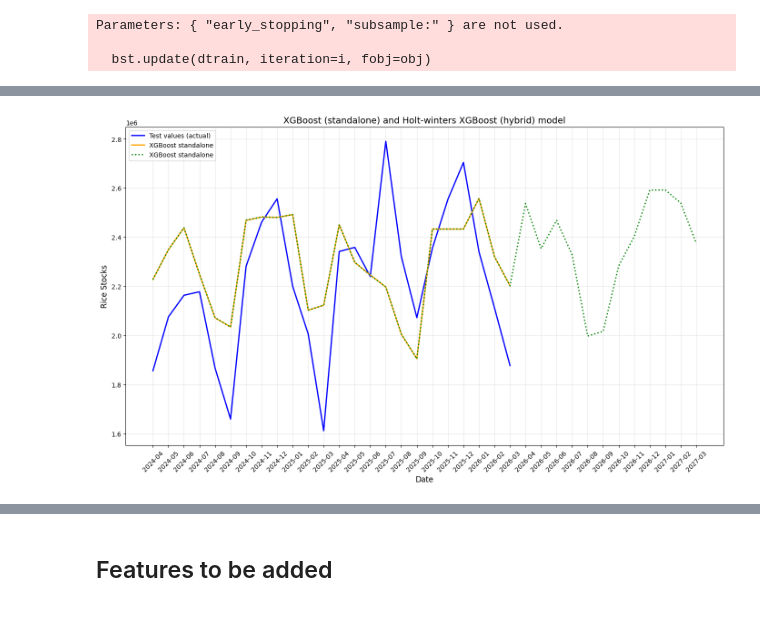
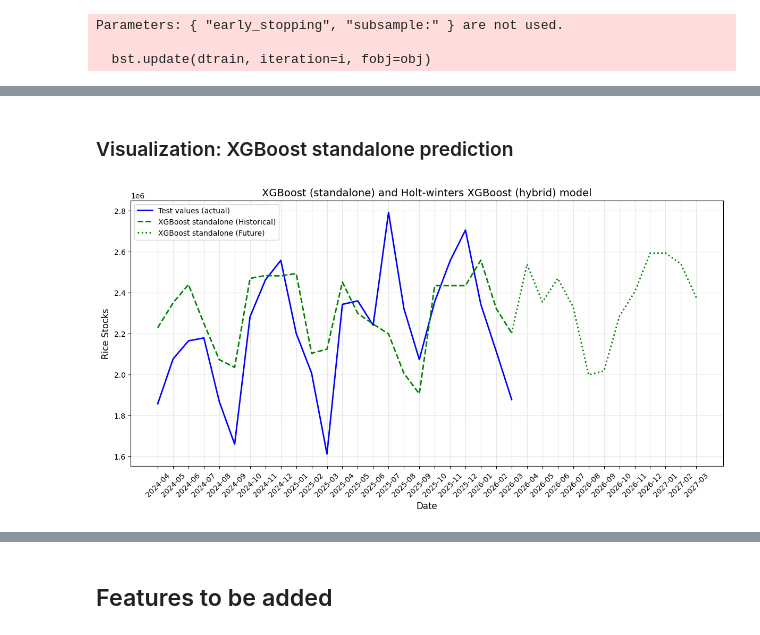
Before and after one commit to emmanresu/Thesis-Keras, a Jupyter notebook: rice_stocks.ipynb, the cells around one changed output, grey strips where cells are left out. Saved outputs shown, nothing was run; the diff lists cells and outputs as text; code cells hidden in the pictures.

Commit message:
added feature and visualization to predict future rice stock inventories

```diff
--- a/rice_stocks.ipynb
+++ b/rice_stocks.ipynb
@@ -1450,5 +1477,12 @@ xgb_model = best_xgb_model.predict(xgb_test_data[-24:])
 # %%
 remaining_features = remaining_features.drop(columns=['stock_total'])
 remaining_features = add_lean_months(remaining_features)
+# %%
+# remaining_features['date'] = remaining_features.index.astype(str)
+future_pred = pd.concat([total_stock.iloc[-holdout_size:], remaining_features], axis=0)
+future_pred['date'] = future_pred.index.astype(str)
+# %%
+future_pred = add_lean_months(future_pred)
 # %%
-xgb_future = best_xgb_model.predict(fut.drop(columns=['date']))
+xgb_future = best_xgb_model.predict(future_pred.drop(columns=['date', 'stock_total']).iloc[-12:])
+xgb_future
@@ -1478,4 +1492,0 @@ fut
-# %%
-remaining_features['date'] = remaining_features.index.astype(str)
-future_pred = pd.concat([data, remaining_features], axis=0)
-future_pred
@@ -1497,36 +1493,52 @@ future_pred
+# %% [markdown]
+### Visualization: XGBoost standalone prediction
 # %%
-# 1. Formatting the date range for the legend
-# start_date = data['date'].iloc[-holdout_size:].min()
-# end_date = data['date'].iloc[-holdout_size:].max()
+import pandas as pd
+
 start_date = total_stock.index[-holdout_size:].min()
-end_date = future_pred.max()
+end_date = future_pred.index.max()
 date_range_str = f"({start_date} to {end_date})"
 
+# ==========================================================
+# 1. BRIDGE THE GAP (Connecting Orange to Green)
+# ==========================================================
+# Get the exact handoff date (last date of the historical/test set)
+handoff_date = data['date'].iloc[-1]
+
+# Extract the last predicted value from the historical XGBoost model (Orange line's end)
+last_xgb_pred = xgb_model.iloc[-1] if hasattr(xgb_model, 'iloc') else xgb_model[-1]
+
+# Prepend that handoff point to your future data arrays
+future_dates_connected = pd.concat([pd.Series([handoff_date]), future_pred['date'].iloc[-12:]])
+future_vals_connected = pd.concat([pd.Series([last_xgb_pred]), pd.Series(xgb_future).iloc[-12:]])
+
 # 2. Plotting
-plt.figure(figsize=(14, 8))
+plt.figure(figsize=(12, 6))
 
 # Actual Values
-plt.plot(data['date'].iloc[-holdout_size:], test, label=f'Test values (actual)', color='blue', linewidth=2)
+plt.plot(data['date'].iloc[-holdout_size:], test, label='Test values (actual)', color='blue', linewidth=2)
 
-# Holt-winters standalone
-plt.plot(data['date'].iloc[-holdout_size:], xgb_model, label=f'XGBoost standalone', color='orange', linestyle='-', linewidth=2)
-
-# # Holt-Winters and XGBoost Values
-# plt.plot(data['date'].iloc[-holdout_size:], final_hybrid_forecast, label=f'Holt-winters + XGBoost (residual correction)', color='red', linestyle='--', linewidth=2)
-
-# Holt-winters standalone
-plt.plot(future_pred['date'].iloc[-36:], xgb_future, label=f'XGBoost standalone', color='green', linestyle=':', linewidth=2)
+# Holt-winters standalone (Orange Line)
+plt.plot(data['date'].iloc[-holdout_size:], xgb_model, label='XGBoost standalone (Historical)', color='green', linestyle='--', linewidth=2)
+'''
+# Holt-Winters and XGBoost Values
+plt.plot(data['date'].iloc[-holdout_size:], final_hybrid_forecast, label='Holt-winters + XGBoost (residual correction)', color='red', linestyle='--', linewidth=2)
+'''
+# ==========================================================
+# UPDATED: Green line now starts precisely where the Orange line ended
+# ==========================================================
+plt.plot(future_dates_connected, future_vals_connected, label='XGBoost standalone (Future)', color='green', linestyle=':', linewidth=2)
 
 # 3. Aesthetics
 plt.title('XGBoost (standalone) and Holt-winters XGBoost (hybrid) model', fontsize=14)
 plt.xlabel('Date', fontsize=12)
 plt.ylabel('Rice Stocks', fontsize=12)
 plt.legend(loc='upper left')
 plt.grid(True, alpha=0.3)
 plt.tight_layout()
 
 plt.xticks(future_pred['date'][::1].iloc[-36:], rotation=45)
 
 plt.show()
 # %% [output]
-[figure, old version]
+[figure, new version]
```
Also changed, not shown: parts of 10 cells of this notebook.
